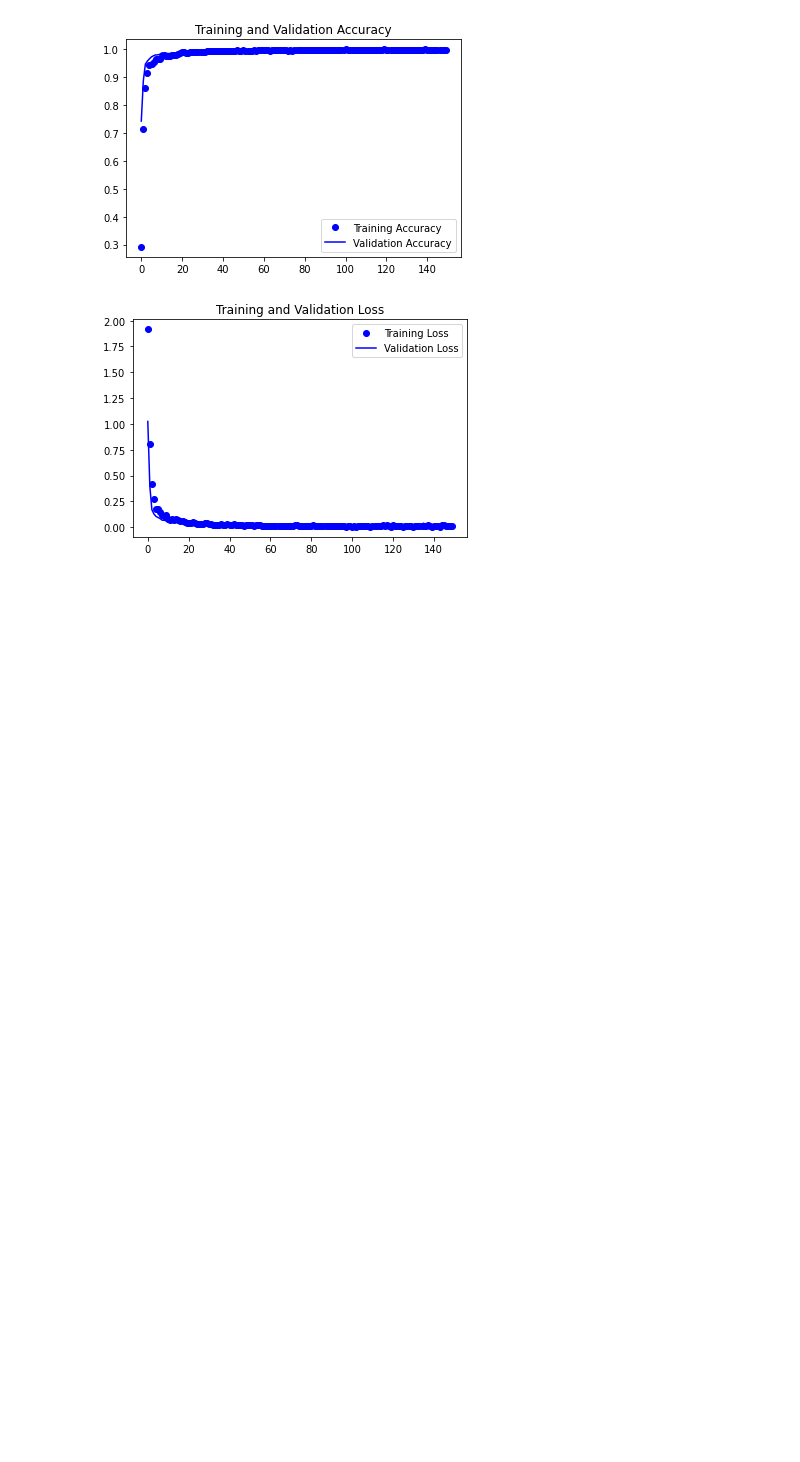
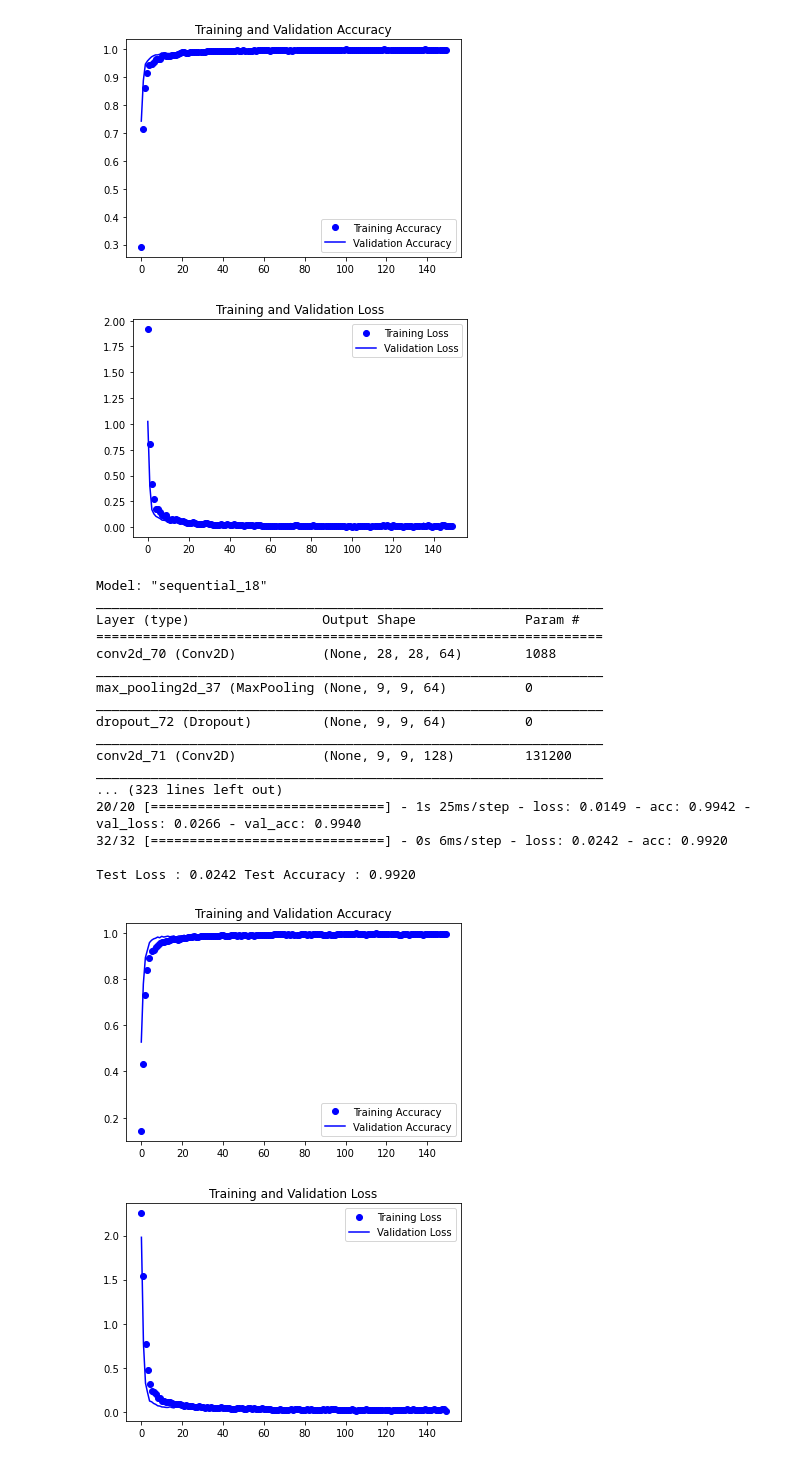
Before and after one commit to seyedalirezaabbaspour/Recognize-Persian-handwritten-numbers-with-keras, a Jupyter notebook: CNN_Persian_Handwritten_Number.ipynb, the cells around one changed output. Drawn from its saved outputs; the diff is of its cells as text; code cells hidden in the pictures; blank space fills up the shorter version.

```diff
--- a/CNN_Persian_Handwritten_Number.ipynb
+++ b/CNN_Persian_Handwritten_Number.ipynb
@@ -886,3 +886,78 @@ _________________________________________________________________
 Test Loss : 0.0256 Test Accuracy : 0.9910
 [figure]
 [figure]
+# %%
+# 5. Define model architecture
+
+model = Sequential()
+model.add(Conv2D(64, (4, 4),activation = "relu", padding = "same" , input_shape = (28, 28, 1)))
+model.add(MaxPool2D(3, 3))
+model.add(Dropout(0.6))
+model.add(Conv2D(128, (4, 4), activation = "relu", padding="same"))
+model.add(MaxPool2D(3, 3))
+model.add(Dropout(0.6))
+model.add(Conv2D(256, (4, 4), activation="relu", padding= "same"))
+model.add(Dropout(0.6))
+model.add(Conv2D(512, (4, 4), activation="relu", padding= "same"))
+model.add(Dropout(0.6))
+model.add(Flatten())
+model.add(Dense(256, activation="relu"))
+model.add(Dropout(0.6))
+model.add(Dense(10, activation="softmax"))
+model.summary()
+
+# Compile Model
+adam = Adam(lr = 0.001)
+model.compile(loss = "categorical_crossentropy", optimizer=adam, metrics=["acc"])
+
+
+# Fit Model on Training Data
+history = model.fit(X_train, y_train,
+          validation_data=(X_validation, y_validation),
+          shuffle=True,
+          epochs=150,
+          batch_size=200)
+
+loss, acc = model.evaluate(X_test, y_test)
+
+print(f"\nTest Loss : {loss:.4f} Test Accuracy : {acc:.4f}")
+
+acc = history.history["acc"]
+val_acc = history.history["val_acc"]
+
+loss = history.history["loss"]
+val_loss = history.history["val_loss"]
+
+epochs = range(len(acc))
+plt.plot(epochs, acc, "bo", label = "Training Accuracy")
+plt.plot(epochs, val_acc, "b", label = "Validation Accuracy")
+plt.title("Training and Validation Accuracy")
+plt.legend()
+
+plt.figure()
+plt.plot(epochs, loss, "bo", label = "Training Loss")
+plt.plot(epochs, val_loss, "b", label = "Validation Loss")
+plt.title("Training and Validation Loss")
+plt.legend()
+
+plt.show()
+# %% [output]
+Model: "sequential_18"
+_________________________________________________________________
+Layer (type)                 Output Shape              Param #
+=================================================================
+conv2d_70 (Conv2D)           (None, 28, 28, 64)        1088
+_________________________________________________________________
+max_pooling2d_37 (MaxPooling (None, 9, 9, 64)          0
+_________________________________________________________________
+dropout_72 (Dropout)         (None, 9, 9, 64)          0
+_________________________________________________________________
+conv2d_71 (Conv2D)           (None, 9, 9, 128)         131200
+_________________________________________________________________
+... (323 lines left out)
+20/20 [==============================] - 1s 25ms/step - loss: 0.0149 - acc: 0.9942 - val_loss: 0.0266 - val_acc: 0.9940
+32/32 [==============================] - 0s 6ms/step - loss: 0.0242 - acc: 0.9920
+
+Test Loss : 0.0242 Test Accuracy : 0.9920
+[figure, added]
+[figure, added]
```
